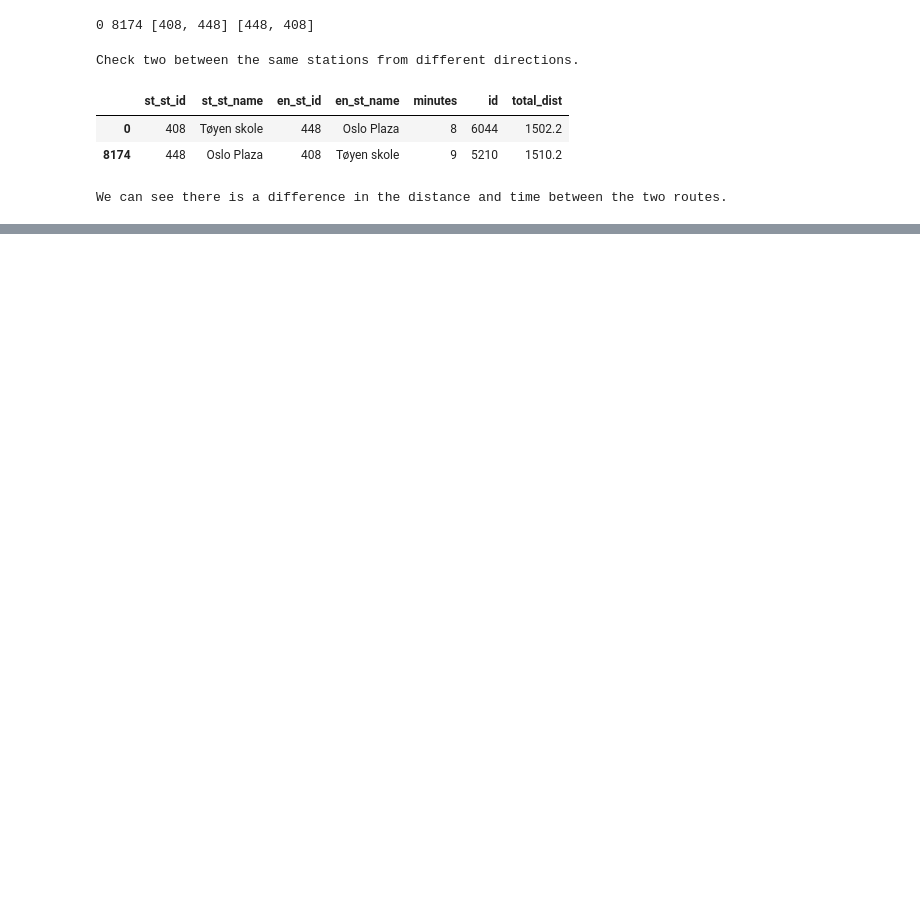
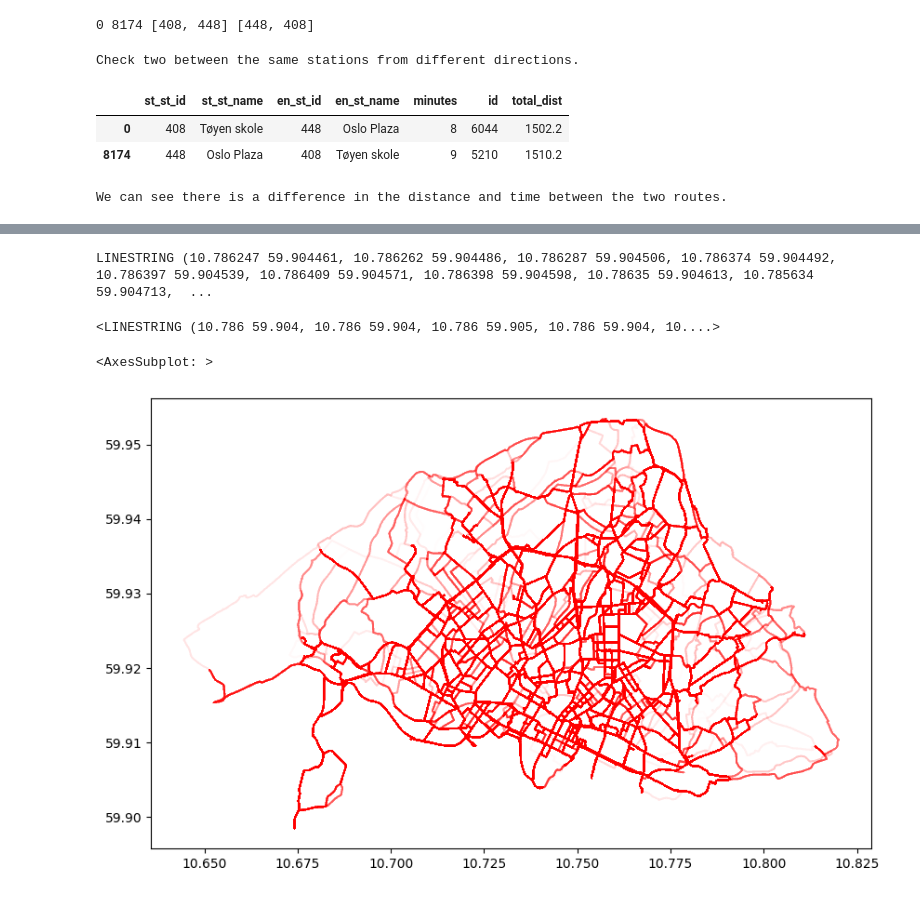
Before and after one commit to ThomasClaudinger/KDS_GeospatialDataScience_project, a Jupyter notebook: scripts/unique_routes.ipynb, the cells around one changed output, grey strips where cells are left out. Drawn from its saved outputs; the diff is of its cells as text; code cells hidden in the pictures; blank space fills up the shorter version.

Commit message:
Notebook for getting unique routes and plotting a heatmap.

```diff
--- a/scripts/unique_routes.ipynb
+++ b/scripts/unique_routes.ipynb
@@ -9,3 +19,4 @@ bike_data = bike_data.drop(columns=["Unnamed: 0"])
 # %%
-gdf = gpd.read_file("../data/data_all_gpd_v2.shp")
+gdf = gpd.read_file("../data/data_all_gpd_v3.shp")
+print(gdf.shape)
 gdf.head(5)
@@ -82,0 +138,13 @@ Routes when the order of start and stop is NOT important: 11493
+# %%
+routes_gdf = gdf[['st_st_id', 'en_st_id', 'total_dist', 'waytypes_d', 'waytypes_s', 'geometry']].copy()
+
+# As we used the API at different times to get route data, it probably suggested different routes.
+# Therefore we have more than one route between two stations.
+# Our assumption is that people took the same route between two stations, therefore we will drop duplicates.
+routes_gdf.drop_duplicates(subset = ['st_st_id', 'en_st_id'], keep = 'first', inplace = True)
+
+# Reset the index.
+routes_gdf.reset_index(drop=True, inplace=True)
+
+# Let see the result.
+routes_gdf
@@ -82,0 +165,9 @@ Routes when the order of start and stop is NOT important: 11493
+# %%
+# Enrich the bike data with the route data.
+bike_data2 = bike_data.merge(routes_gdf, on=['st_st_id', 'en_st_id'], how='left')
+
+# Drop the rows we dont have data for.
+bike_data2.dropna(subset=['waytypes_d'], inplace=True)
+
+# Lets see how many rows we have.
+bike_data2
@@ -82,0 +234,20 @@ Routes when the order of start and stop is NOT important: 11493
+# %%
+from shapely import geometry, ops
+
+multi = geometry.MultiLineString(lines)
+merged = ops.linemerge(multi)
+print(merged)
+# %% [output]
+LINESTRING (10.786247 59.904461, 10.786262 59.904486, 10.786287 59.904506, 10.786374 59.904492, 10.786397 59.904539, 10.786409 59.904571, 10.786398 59.904598, 10.78635 59.904613, 10.785634 59.904713,  ...
+# %%
+merged
+# %% [output]
+<LINESTRING (10.786 59.904, 10.786 59.904, 10.786 59.905, 10.786 59.904, 10....>
+# %%
+# Convert bikedata2 into a geodataframe.
+bike_data2_gdf = gpd.GeoDataFrame(bike_data2, geometry='geometry')
+# %%
+bike_data2_gdf.plot(figsize=(10,10), color='red', alpha=0.01)
+# %% [output]
+<AxesSubplot: >
+[figure, added]
```
Also changed, not shown: parts of 21 cells of this notebook.
